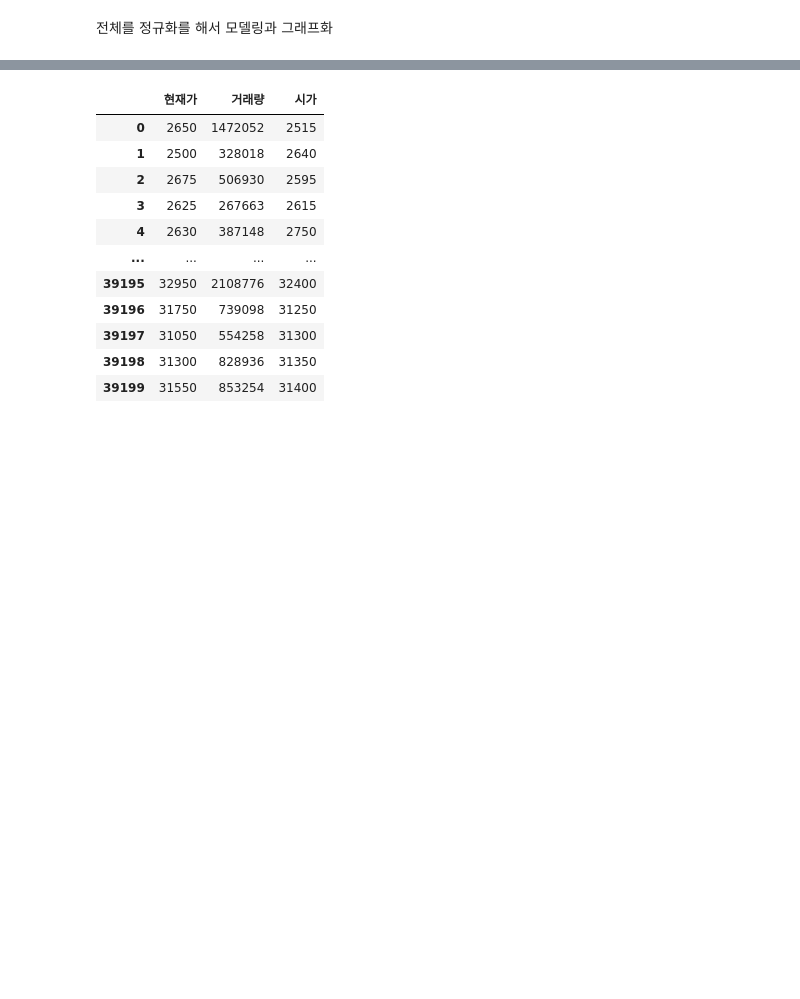
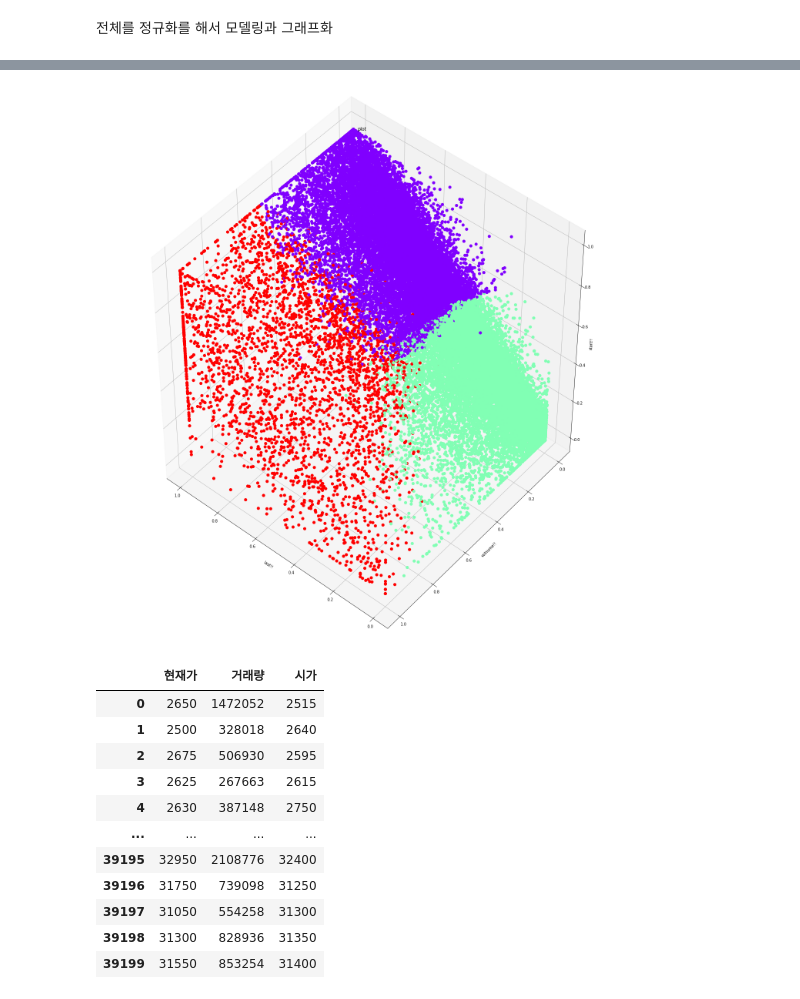
Before and after one commit to Minh-A/Data_Analysis, a Jupyter notebook: Clustering.ipynb, the cells around one changed output, grey strips where cells are left out. Drawn from its saved outputs; the diff is of its cells as text; code cells hidden in the pictures; blank space fills up the shorter version.

```diff
--- a/Clustering.ipynb
+++ b/Clustering.ipynb
@@ -194,7 +194,7 @@ def kmeans(data):
   global name
   name = pd.DataFrame(np.hstack((predict, data)))
 
-  fig = plt.figure(figsize=(7, 7))
+  fig = plt.figure(figsize=(20, 20))
   ax = Axes3D(fig, rect=[0, 0, .95, 1], elev=45, azim=130)
   ax.scatter(name[1], name[2], name[3], c= name[0], alpha=1, s=50, cmap='rainbow')
   ax.set_title('plot')
@@ -210,0 +218,20 @@ kmeans(t_5)
+# %%
+# 변수 지정
+data = pd.DataFrame()
+
+for i in range(int(len(temp)/40)):
+  if i == 0:
+    f = i
+  else:
+    f = i + (39*i)
+  n = f + 40
+  data1 = temp.iloc[f:n,:]
+  data1 = data1.loc[:,['현재가','거래량','시가']]
+
+  # 정규화
+  transformer = MinMaxScaler()
+  transformer.fit(data1)
+  data1 = transformer.transform(data1)
+  data1 = pd.DataFrame(data1, columns = ['현재가', '거래량', '시가'])
+
+  data = pd.concat([data, data1], axis = 0).reset_index(drop = True)
@@ -211,3 +254,7 @@ kmeans(t_5)
+# %%
+kmeans(data)
+# %% [output]
+[figure, added]
 # %%
 whole = temp.loc[:,['현재가','거래량','시가']]
 whole
```
Also changed, not shown: parts of 7 cells of this notebook.
